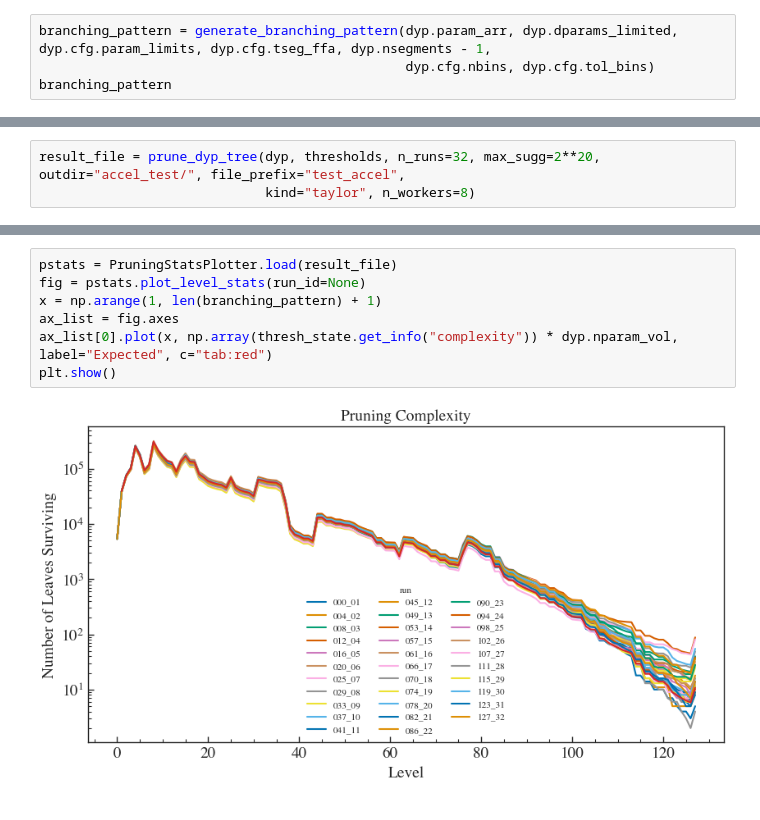
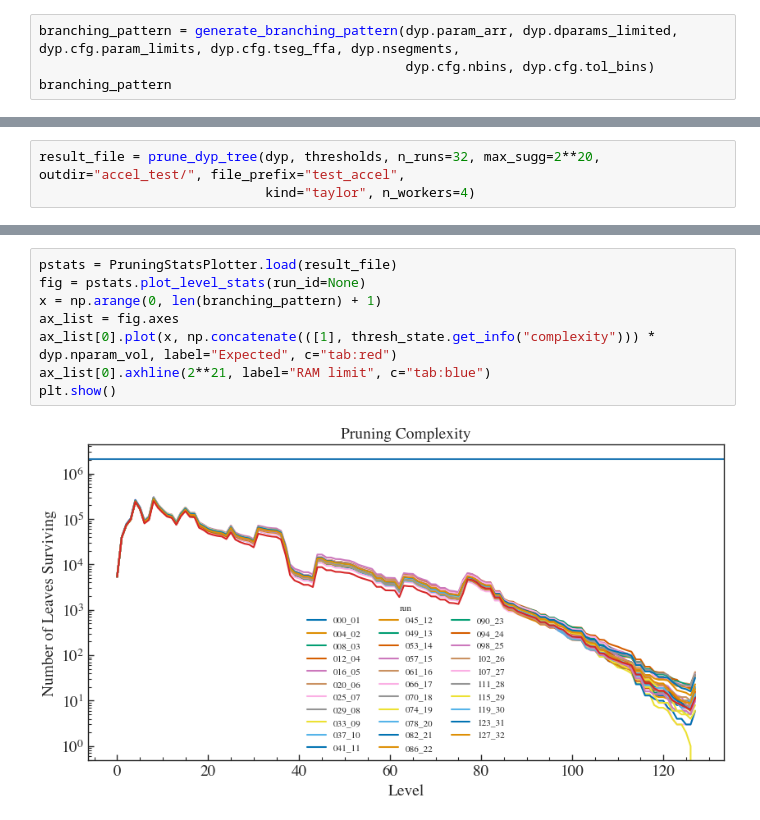
Before and after one commit to pravirkr/pyloki, a Jupyter notebook: examples/pruning_accel.ipynb, the cells around one changed output, grey strips where cells are left out. Drawn from its saved outputs; the diff is of its cells as text.

```diff
--- a/examples/pruning_accel.ipynb
+++ b/examples/pruning_accel.ipynb
@@ -52,5 +53,5 @@ Param limits: [(-2500.0, 2500.0), (140.0, 145.0)]
 # %%
-branching_pattern = generate_branching_pattern(dyp.param_arr, dyp.dparams_limited, dyp.cfg.param_limits, dyp.cfg.tseg_ffa, dyp.nsegments - 1,
+branching_pattern = generate_branching_pattern(dyp.param_arr, dyp.dparams_limited, dyp.cfg.param_limits, dyp.cfg.tseg_ffa, dyp.nsegments,
                                                dyp.cfg.nbins, dyp.cfg.tol_bins)
 branching_pattern
 # %% [output]
@@ -96,4 +97,4 @@ plt.show()
 # %%
 result_file = prune_dyp_tree(dyp, thresholds, n_runs=32, max_sugg=2**20, outdir="accel_test/", file_prefix="test_accel",
-                             kind="taylor", n_workers=8)
+                             kind="taylor", n_workers=4)
 # %% [output]
@@ -146,9 +147,10 @@ plt.show()
 # %%
 pstats = PruningStatsPlotter.load(result_file)
 fig = pstats.plot_level_stats(run_id=None)
-x = np.arange(1, len(branching_pattern) + 1)
+x = np.arange(0, len(branching_pattern) + 1)
 ax_list = fig.axes
-ax_list[0].plot(x, np.array(thresh_state.get_info("complexity")) * dyp.nparam_vol, label="Expected", c="tab:red")
+ax_list[0].plot(x, np.concatenate(([1], thresh_state.get_info("complexity"))) * dyp.nparam_vol, label="Expected", c="tab:red")
+ax_list[0].axhline(2**21, label="RAM limit", c="tab:blue")
 plt.show()
 # %% [output]
-[figure, old version]
+[figure, new version]
```
Also changed, not shown: parts of 10 cells of this notebook, 1 other file.
